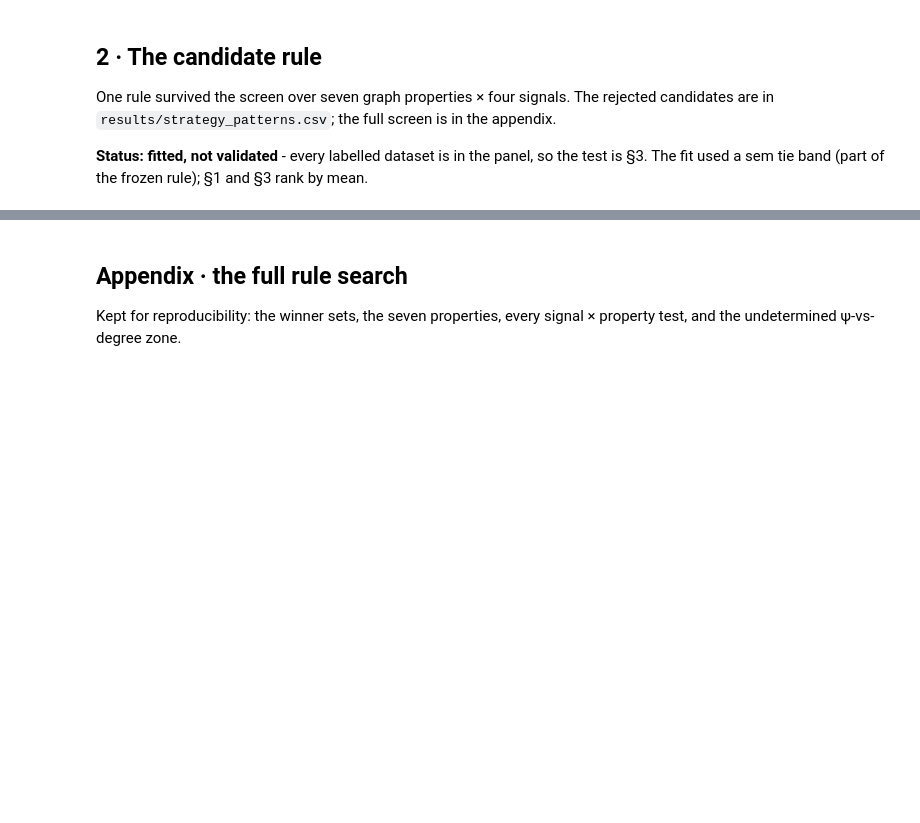
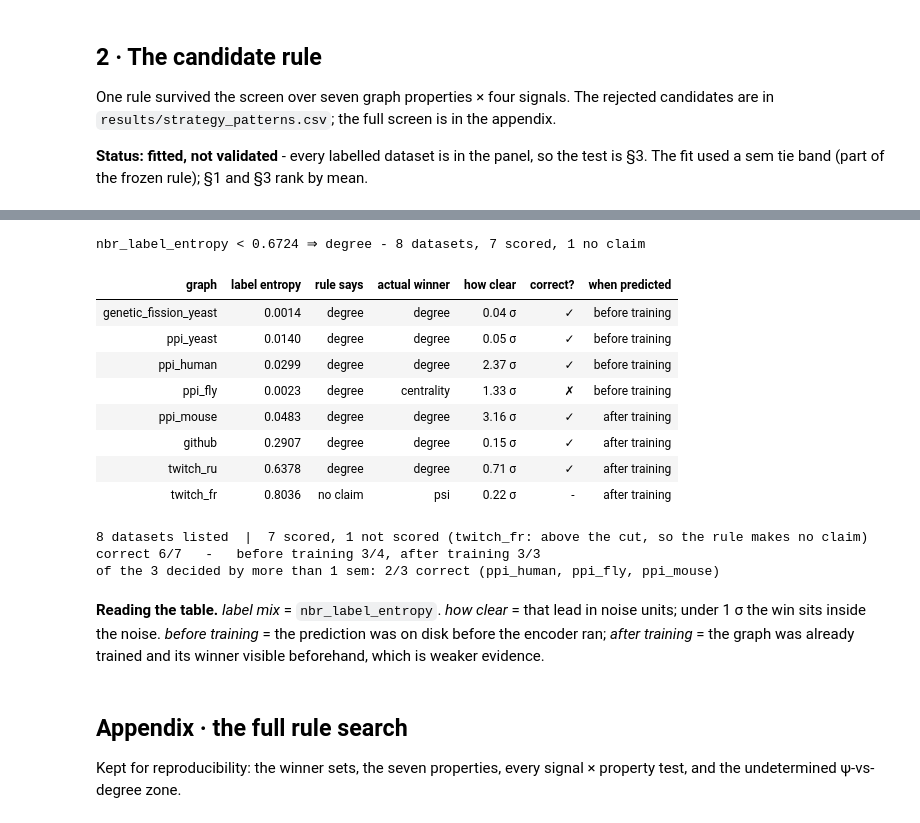
Before and after one commit to SafiUllahAdam/Structure-Aware-Graph-Augmentation-for-GNNs, a Jupyter notebook: notebooks/7-phase7_strategy_selection.ipynb, the cells around one changed output, grey strips where cells are left out. Saved outputs shown, nothing was run; the diff lists cells and outputs as text; code cells hidden in the pictures; blank space fills up the shorter version.

Commit message:
degree-selection rule

```diff
--- a/notebooks/7-phase7_strategy_selection.ipynb
+++ b/notebooks/7-phase7_strategy_selection.ipynb
@@ -98,3 +145,81 @@ Pre-registered test (stage 1 said AUGMENT): 3/3 correct (amherst41, johnshopkins
+# %%
+import pandas as pd
+from virgo import frozen_rules as fr
+
+# The eight validation cells, hard-coded from results/degree_family_scored.csv so the table renders without a re-run.
+# Grouped by WHEN the call was made - the four pre-registered graphs first, then the four scored after training - and
+# within each group the degree wins come first. Grouping this way keeps the two evidence classes visually separate.
+VALID = pd.DataFrame([
+    ("genetic_fission_yeast", 0.0014, "degree",     0.00040, 0.04, "before training"),
+    ("ppi_yeast",             0.0140, "degree",     0.00030, 0.05, "before training"),
+    ("ppi_human",             0.0299, "degree",     0.01530, 2.37, "before training"),
+    ("ppi_fly",               0.0023, "centrality", 0.01052, 1.33, "before training"),
+    ("ppi_mouse",             0.0483, "degree",     0.01420, 3.16, "after training"),
+    ("github",                0.2907, "degree",     0.00060, 0.15, "after training"),
+    ("twitch_ru",             0.6378, "degree",     0.00350, 0.71, "after training"),
+    ("twitch_fr",             0.8036, "psi",        0.00080, 0.22, "after training"),
+], columns=["dataset", "nbr_label_entropy", "winner", "lead", "sems", "when_predicted"])
+
+# The call and its correctness come from the FROZEN artifact, never from a literal, so this table cannot drift from
+# virgo/frozen_rules.py. A cell above the cut gets None: the rule makes no claim there, so there is nothing to score.
+VALID["rule_says"] = [fr.predict_degree_onesided({"nbr_label_entropy": v}) for v in VALID.nbr_label_entropy]
+VALID["correct"] = [None if r == "no claim" else w == r for r, w in zip(VALID.rule_says, VALID.winner)]
+
+scored, unscored = VALID[VALID.correct.notna()], VALID[VALID.correct.isna()]
+pre = scored[scored.when_predicted == "before training"]
+clear = scored[scored.sems >= 1]
+
+# Presentation only below this line. The predictor keeps its own name so the column states what the rule reads; `lead`
+# stays in VALID as the underlying record but is not shown, since `how clear` already expresses it in noise units.
+SHOW = {"dataset": "graph", "nbr_label_entropy": "label entropy", "rule_says": "rule says",
+        "winner": "actual winner", "sems": "how clear", "correct": "correct?", "when_predicted": "when predicted"}
+MARK = {True: "✓", False: "✗"}
+GROUP_START = int((VALID.when_predicted == "after training").argmax())      # first row of the second group
+BIGGER = [{"selector": "table", "props": [("font-size", "13px")]},          # this table only; STYLE stays 11px
+          {"selector": "th", "props": [("font-size", "13px"), ("padding", "6px"),
+                                       ("border-bottom", "2px solid #444"), ("font-weight", "600")]},
+          {"selector": "td", "props": [("font-size", "13px"), ("padding", "6px")]},
+          {"selector": "caption", "props": [("caption-side", "top"), ("text-align", "left"),
+                                            ("font-weight", "600"), ("font-size", "13px"), ("padding", "8px 6px")]},
+          {"selector": f"tbody tr:nth-child({GROUP_START + 1}) td", "props": [("border-top", "1px solid #999")]}]
+
+show = VALID[list(SHOW)].rename(columns=SHOW)
+CAPTION = (f"{fr.FROZEN_DEGREE_ONESIDED.predictor} &lt; {fr.FROZEN_DEGREE_ONESIDED.point} &rArr; degree"
+           f" &nbsp;-&nbsp; {len(VALID)} datasets, {len(scored)} scored, {len(unscored)} no claim")
+
+display(show.style
+        .format({"label entropy": "{:.4f}", "how clear": "{:.2f} σ",
+                 "correct?": lambda v: MARK.get(v, "-")})
+        .set_properties(subset=["graph"], **{"text-align": "left", "font-weight": "600"})
+        .set_properties(subset=["correct?"], **{"font-weight": "700"})
+        .set_table_styles(STYLE + BIGGER)
+        .set_caption(CAPTION)
+        .hide(axis="index"))
+
+print(f"{len(VALID)} datasets listed  |  {len(scored)} scored, {len(unscored)} not scored "
+      f"({', '.join(unscored.dataset)}: above the cut, so the rule makes no claim)")
+print(f"correct {int(scored.correct.sum())}/{len(scored)}   -   "
+      f"before training {int(pre.correct.sum())}/{len(pre)}, "
+      f"after training {int(scored.correct.sum() - pre.correct.sum())}/{len(scored) - len(pre)}")
+print(f"of the {len(clear)} decided by more than 1 sem: {int(clear.correct.sum())}/{len(clear)} correct "
+      f"({', '.join(clear.dataset)})")
+# %% [output]
+nbr_label_entropy < 0.6724 ⇒ degree - 8 datasets, 7 scored, 1 no claim
+| graph | label entropy | rule says | actual winner | how clear | correct? | when predicted |
+| genetic_fission_yeast | 0.0014 | degree | degree | 0.04 σ | ✓ | before training |
+| ppi_yeast | 0.0140 | degree | degree | 0.05 σ | ✓ | before training |
+| ppi_human | 0.0299 | degree | degree | 2.37 σ | ✓ | before training |
+| ppi_fly | 0.0023 | degree | centrality | 1.33 σ | ✗ | before training |
+| ppi_mouse | 0.0483 | degree | degree | 3.16 σ | ✓ | after training |
+| github | 0.2907 | degree | degree | 0.15 σ | ✓ | after training |
+| twitch_ru | 0.6378 | degree | degree | 0.71 σ | ✓ | after training |
+| twitch_fr | 0.8036 | no claim | psi | 0.22 σ | - | after training |
+8 datasets listed  |  7 scored, 1 not scored (twitch_fr: above the cut, so the rule makes no claim)
+correct 6/7   -   before training 3/4, after training 3/3
+of the 3 decided by more than 1 sem: 2/3 correct (ppi_human, ppi_fly, ppi_mouse)
+# %% [markdown]
+**Reading the table.** _label mix_ = `nbr_label_entropy`. _how clear_ = that lead in noise units; under 1 σ the win sits inside the noise. _before training_ = the prediction was on disk before the encoder ran; _after training_ = the graph was already trained and its winner visible beforehand,
+which is weaker evidence.
 # %% [markdown]
 ## Appendix · the full rule search
 
```
Also changed, not shown: parts of 25 cells of this notebook, 25 other files.
